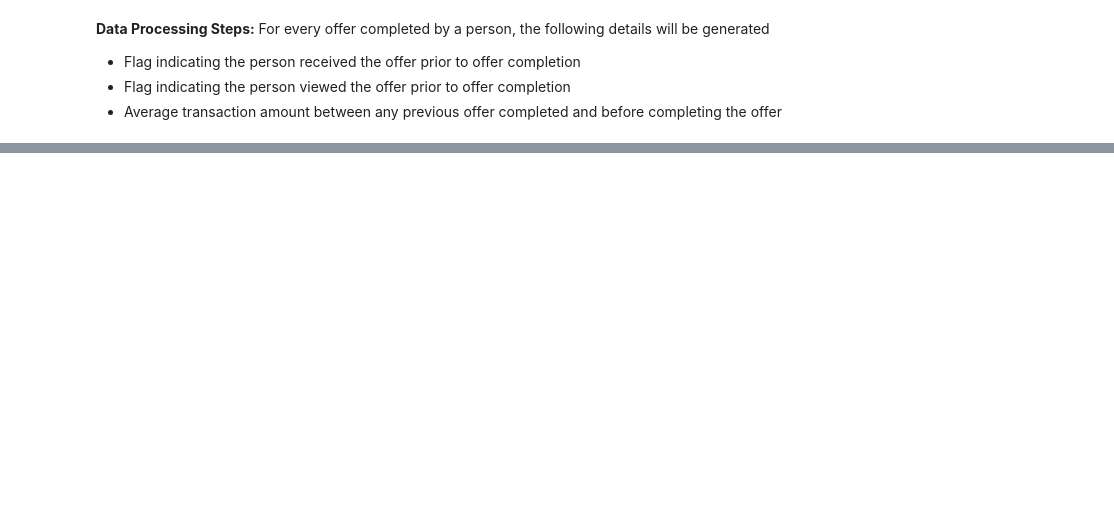
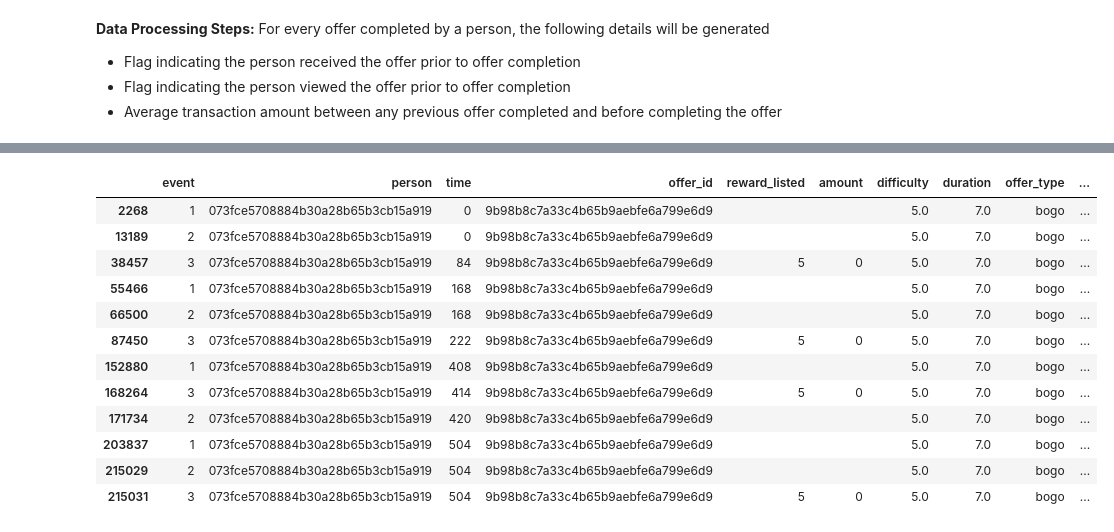
Before and after one commit to Moraut/DSND-Term-2, a Jupyter notebook: 04. Capstone Project/notebook/Starbucks_Capstone_notebook.ipynb, the cells around one changed output, grey strips where cells are left out. Cells and saved outputs as stored; diff of their text form; code cells hidden in the pictures; blank space fills up the shorter version.

Commit message:
feat: offer completion analysis

```diff
--- a/04. Capstone Project/notebook/Starbucks_Capstone_notebook.ipynb
+++ b/04. Capstone Project/notebook/Starbucks_Capstone_notebook.ipynb
@@ -368,0 +383,16 @@ df = master[master['person'].isin(list(master[master['event'] != 4]['person'].un
+# %%
+master[( (master['person'] == '073fce5708884b30a28b65b3cb15a919') & (master['offer_id'] == '9b98b8c7a33c4b65b9aebfe6a799e6d9'))]
+# %% [output]
+|  | event | person | time | offer_id | reward_listed | amount | difficulty | duration | offer_type | ... |
+| 2268 | 1 | 073fce5708884b30a28b65b3cb15a919 | 0 | 9b98b8c7a33c4b65b9aebfe6a799e6d9 |  |  | 5.0 | 7.0 | bogo | ... |
+| 13189 | 2 | 073fce5708884b30a28b65b3cb15a919 | 0 | 9b98b8c7a33c4b65b9aebfe6a799e6d9 |  |  | 5.0 | 7.0 | bogo | ... |
+| 38457 | 3 | 073fce5708884b30a28b65b3cb15a919 | 84 | 9b98b8c7a33c4b65b9aebfe6a799e6d9 | 5 | 0 | 5.0 | 7.0 | bogo | ... |
+| 55466 | 1 | 073fce5708884b30a28b65b3cb15a919 | 168 | 9b98b8c7a33c4b65b9aebfe6a799e6d9 |  |  | 5.0 | 7.0 | bogo | ... |
+| 66500 | 2 | 073fce5708884b30a28b65b3cb15a919 | 168 | 9b98b8c7a33c4b65b9aebfe6a799e6d9 |  |  | 5.0 | 7.0 | bogo | ... |
+| 87450 | 3 | 073fce5708884b30a28b65b3cb15a919 | 222 | 9b98b8c7a33c4b65b9aebfe6a799e6d9 | 5 | 0 | 5.0 | 7.0 | bogo | ... |
+| 152880 | 1 | 073fce5708884b30a28b65b3cb15a919 | 408 | 9b98b8c7a33c4b65b9aebfe6a799e6d9 |  |  | 5.0 | 7.0 | bogo | ... |
+| 168264 | 3 | 073fce5708884b30a28b65b3cb15a919 | 414 | 9b98b8c7a33c4b65b9aebfe6a799e6d9 | 5 | 0 | 5.0 | 7.0 | bogo | ... |
+| 171734 | 2 | 073fce5708884b30a28b65b3cb15a919 | 420 | 9b98b8c7a33c4b65b9aebfe6a799e6d9 |  |  | 5.0 | 7.0 | bogo | ... |
+| 203837 | 1 | 073fce5708884b30a28b65b3cb15a919 | 504 | 9b98b8c7a33c4b65b9aebfe6a799e6d9 |  |  | 5.0 | 7.0 | bogo | ... |
+| 215029 | 2 | 073fce5708884b30a28b65b3cb15a919 | 504 | 9b98b8c7a33c4b65b9aebfe6a799e6d9 |  |  | 5.0 | 7.0 | bogo | ... |
+| 215031 | 3 | 073fce5708884b30a28b65b3cb15a919 | 504 | 9b98b8c7a33c4b65b9aebfe6a799e6d9 | 5 | 0 | 5.0 | 7.0 | bogo | ... |
```
Also changed, not shown: parts of 3 cells of this notebook.
